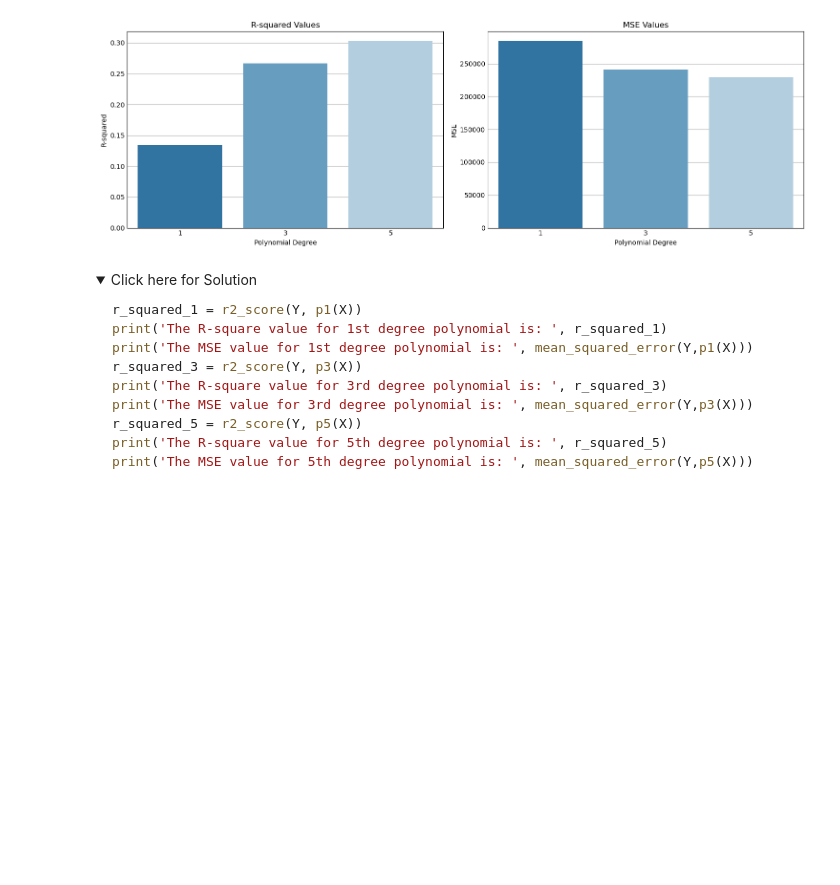
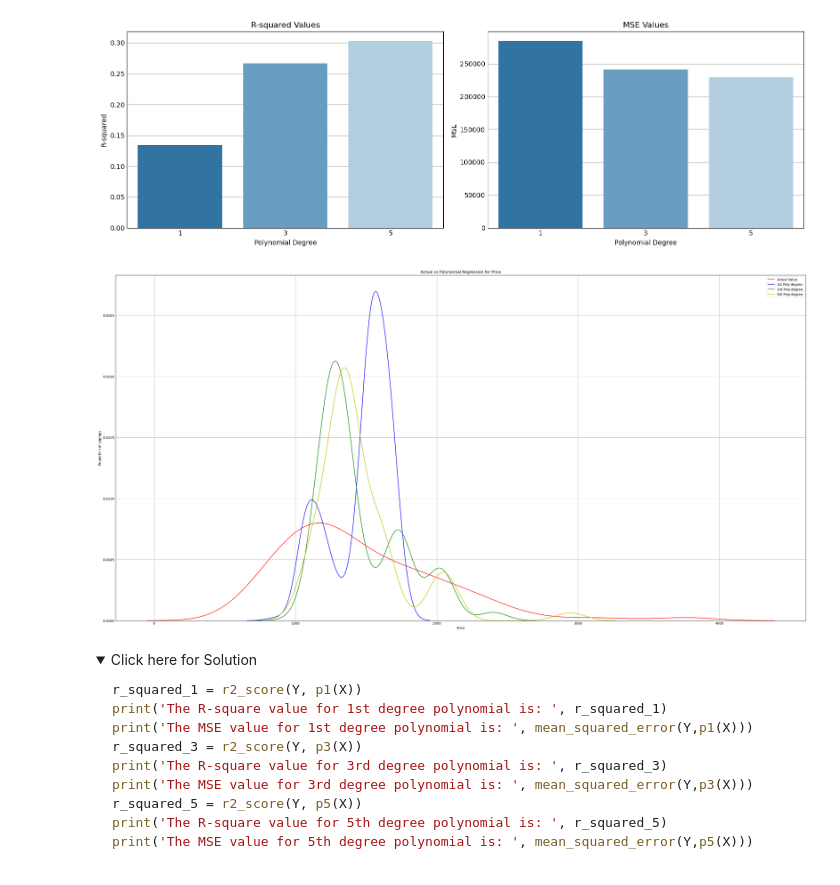
Before and after one commit to PedroRgz/CareerAcademy-IBM-DS-LaptopsPrices, a Jupyter notebook: Model-Development-LaptopPrice.ipynb, the cells around one changed output. Cells and saved outputs as stored; diff of their text form; code cells hidden in the pictures; folded sections open; blank space fills up the shorter version.

Commit message:
Added price distribution comparation in task 3

```diff
--- a/Model-Development-LaptopPrice.ipynb
+++ b/Model-Development-LaptopPrice.ipynb
@@ -484,6 +484,19 @@ plt.tight_layout()
 plt.show()
 # %% [output]
 [figure]
+# %%
+#Let's plot how the price aproximates to the actual value as the polynomial degree increases
+ax_pr = sns.distplot(df['Price'], hist=False, color="r", label="Actual Value")
+sns.distplot(p1(X_flat), hist=False, color="b", label="1st Poly-degree" , ax=ax_pr)
+sns.distplot(p3(X_flat), hist=False, color="g", label="3rd Poly-degree" , ax=ax_pr)
+sns.distplot(p5(X_flat), hist=False, color="y", label="5th Poly-degree" , ax=ax_pr)
+plt.title('Actual vs Polynomial Regression for Price')
+plt.xlabel('Price')
+plt.ylabel('Proportion of Laptops')
+plt.legend(['Actual Value','1st Poly-degree', '3rd Poly-degree', '5th Poly-degree'])
+plt.show()
+# %% [output]
+[figure, added]
 # %% [markdown]
 <details>
     <summary>Click here for Solution</summary>
```
